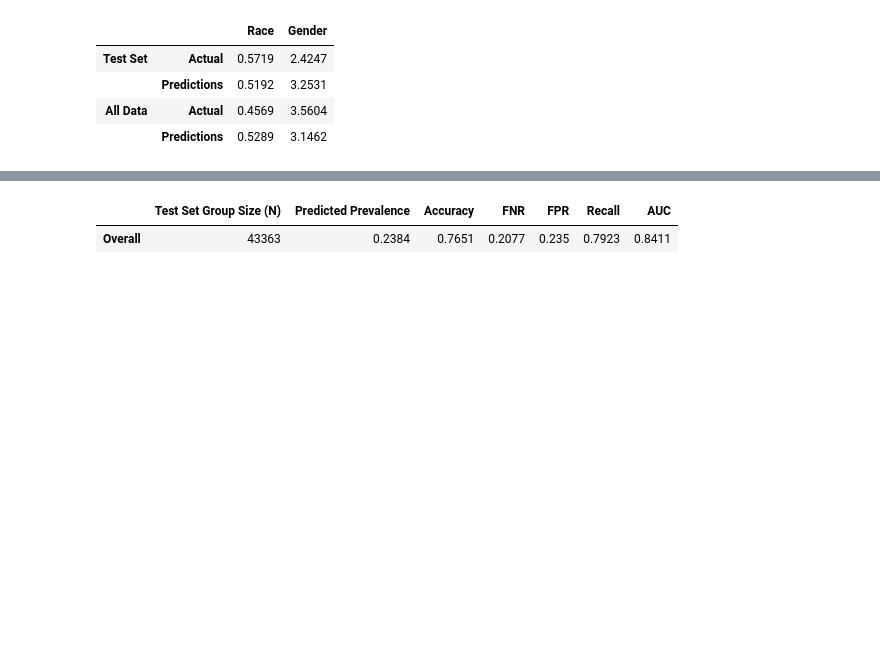
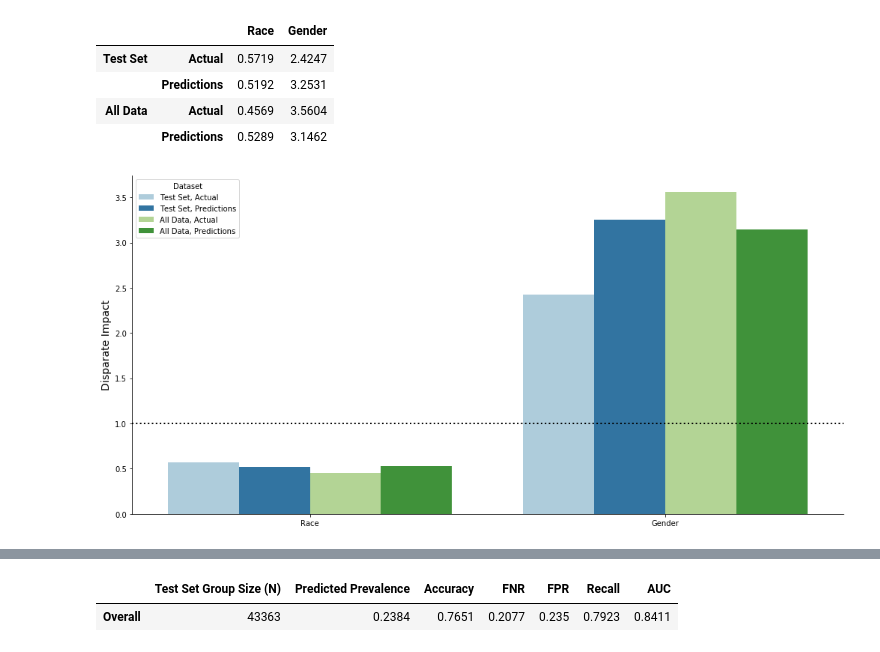
Before and after one commit to akrhea/mental-health-court-outcomes, a Jupyter notebook: Interpretability_Study/Fairness_Metrics.ipynb, the cells around one changed output, grey strips where cells are left out. Cells and saved outputs as stored; diff of their text form; code cells hidden in the pictures; blank space fills up the shorter version.

Commit message:
fairness plots

```diff
--- a/Interpretability_Study/Fairness_Metrics.ipynb
+++ b/Interpretability_Study/Fairness_Metrics.ipynb
@@ -174,6 +174,24 @@ di_df
 |  | Predictions | 0.5192 | 3.2531 |
 | All Data | Actual | 0.4569 | 3.5604 |
 |  | Predictions | 0.5289 | 3.1462 |
+# %%
+di_melt = di_df.copy()
+di_melt['Dataset'] = di_melt.index.map(lambda x: str(x)[1:-1].replace("\'", ""))
+di_melt = di_melt.melt(id_vars=['Dataset'],
+                  value_vars=['Race', 'Gender'])
+# %%
+# plot metrics
+di_plot = sns.catplot(data=di_melt,
+                          x='variable', y='value', hue='Dataset',
+                          kind='bar', palette='Paired',
+                        aspect=2, height=7, legend_out=False)
+
+di_plot.axes[0][0].set_xlabel('')
+di_plot.axes[0][0].set_ylabel('Disparate Impact', fontsize=14)
+plt.axhline(1, color='black', linestyle='dotted', linewidth=2)
+plt.show()
+# %% [output]
+[figure, added]
 # %%
 def get_stats(X_sub, col):
 
```
Also changed, not shown: parts of 10 cells of this notebook.
